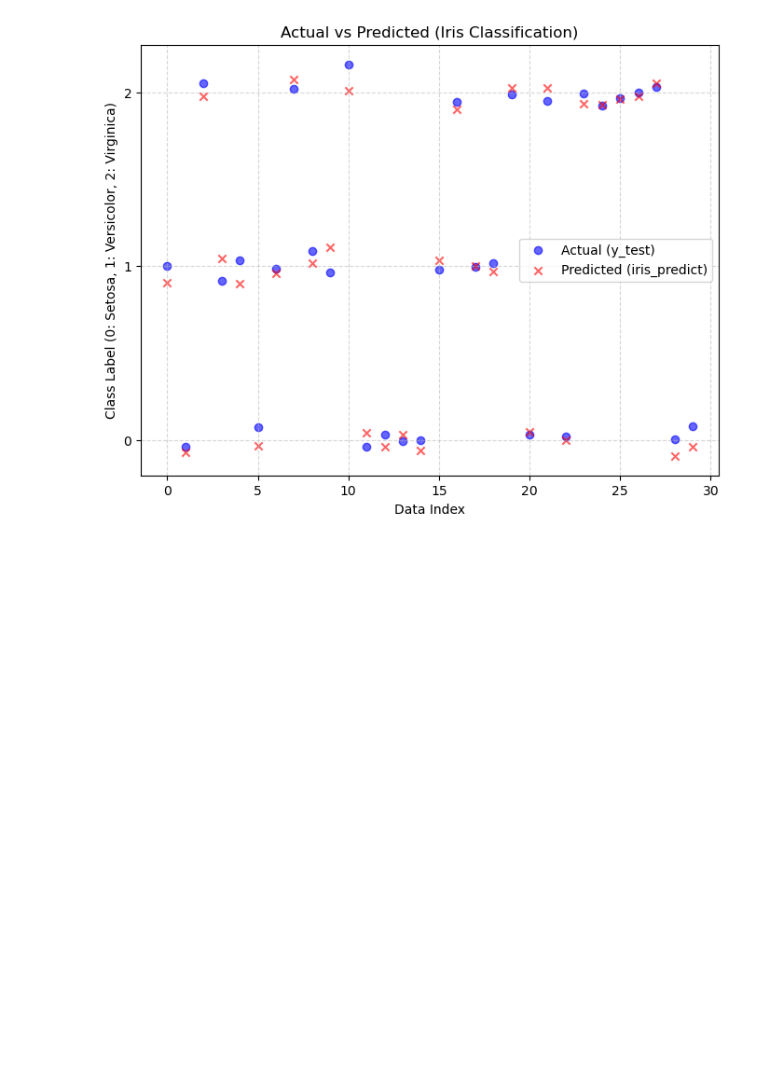
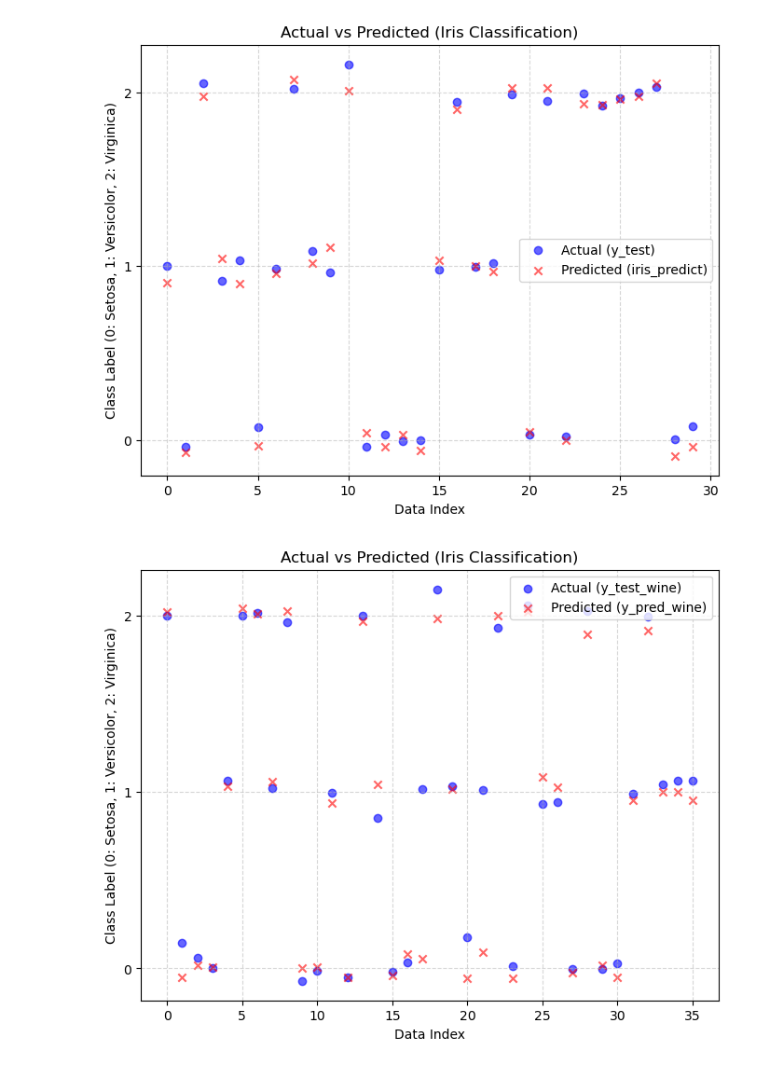
Before and after one commit to jjuuu999/hipython, a Jupyter notebook: ml/2.모델링.ipynb, the cells around one changed output. Saved outputs shown, nothing was run; the diff lists cells and outputs as text; code cells hidden in the pictures; blank space fills up the shorter version.

```diff
--- a/ml/2.모델링.ipynb
+++ b/ml/2.모델링.ipynb
@@ -93,20 +93,20 @@ X = wine.data  # 원래 특징은 13개입니다.
 y = wine.target
 
 # 2. 데이터 분할
-X_train, X_test, y_train, y_test = train_test_split(
+X_train_wine, X_test_wine, y_train_wine, y_test_wine = train_test_split(
     X, y, test_size=0.2, random_state=38
 )
-X_train.shape, X_test.shape, y_train.shape, y_test.shape
+X_train_wine.shape, X_test_wine.shape, y_train_wine.shape, y_test_wine.shape
 # %% [output]
 ((142, 13), (36, 13), (142,), (36,))
 # %%
 model = DecisionTreeClassifier(random_state=38)
-model.fit(X_train,y_train)
+model.fit(X_train_wine,y_train_wine)
 # %% [output]
 DecisionTreeClassifier(random_state=38)
 # %%
-y_pred = model.predict(X_test)
-y_pred
+y_pred_wine = model.predict(X_test_wine)
+y_pred_wine
 # %% [output]
 array([2, 0, 0, 0, 1, 2, 2, 1, 2, 0, 0, 1, 0, 2, 1, 0, 0, 0, 2, 1, 0, 0,
        2, 0, 2, 1, 1, 0, 2, 0, 0, 1, 2, 1, 1, 1])
@@ -146,3 +152,23 @@ plt.grid(True, linestyle='--', alpha=0.5)
 plt.show()
 # %% [output]
 [figure]
+# %%
+jitter_test = y_test_wine + np.random.normal(0, 0.05, len(y_test_wine))
+jitter_pred = y_pred_wine + np.random.normal(0, 0.05, len(y_pred_wine))
+
+plt.figure(figsize=(8, 6))
+
+# 산점도 그리기
+plt.scatter(range(len(y_test_wine)), jitter_test, alpha=0.6, label='Actual (y_test_wine)', marker='o', c='blue')
+plt.scatter(range(len(y_pred_wine)), jitter_pred, alpha=0.6, label='Predicted (y_pred_wine)', marker='x', c='red')
+
+# 그래프 설정
+plt.title('Actual vs Predicted (Iris Classification)')
+plt.xlabel('Data Index')
+plt.ylabel('Class Label (0: Setosa, 1: Versicolor, 2: Virginica)')
+plt.yticks([0, 1, 2]) # 라벨을 0, 1, 2로 고정
+plt.legend()
+plt.grid(True, linestyle='--', alpha=0.5)
+plt.show()
+# %% [output]
+[figure, added]
```
Also changed, not shown: parts of 2 cells of this notebook.
